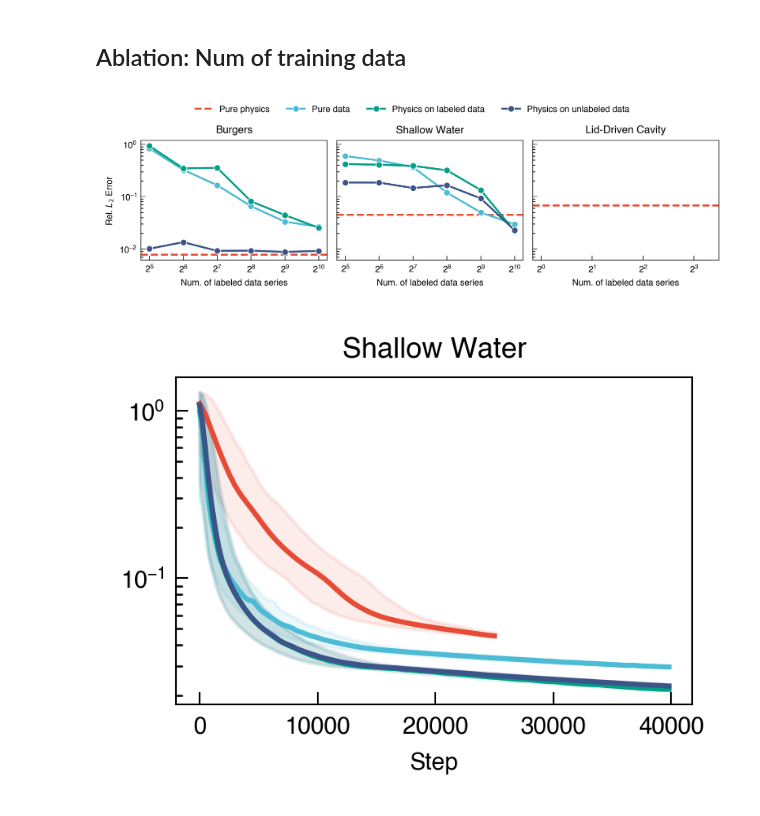
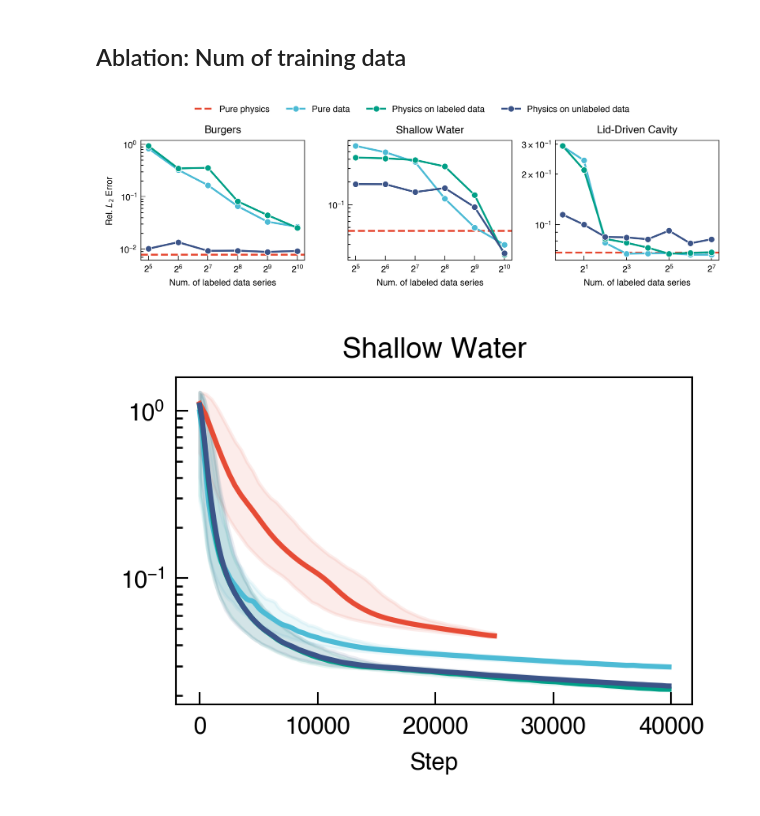
Before and after one commit to NanxiiChen/PI-CViT, a Jupyter notebook: eval.ipynb, the cells around one changed output. Cells and saved outputs as stored; diff of their text form; code cells hidden in the pictures.

Commit message:
Update ablation study: num. training data

```diff
--- a/eval.ipynb
+++ b/eval.ipynb
@@ -389,11 +389,11 @@ fig.tight_layout()
 datasets = {
     "Burgers" : "./training_logs/burgers/data_vs_physics.txt",
     "Shallow Water" : "./training_logs/swe/data_vs_physics.txt",
-    "Lid-Driven Cavity" : None,
+    "Lid-Driven Cavity" : "./training_logs/ldc/data_vs_physics.txt",
 }
 pure_physics_err = [7.744e-3, 4.50e-2, 6.8e-2]
 
-fig, axes = plt.subplots(1, 3, figsize=(7, 2), sharey=True)
+fig, axes = plt.subplots(1, 3, figsize=(7, 2),)
 axes = axes.flatten()
 
 for idx, (name, path) in enumerate(datasets.items()):
@@ -406,34 +406,34 @@ for idx, (name, path) in enumerate(datasets.items()):
     if idx==0:
         ax.set_ylabel("Rel. $L_2$ Error")
 
 
     ax.axhline(pure_physics_err[idx], color="C0",
                label="Pure physics"if idx == 1 else None,
                ls="--")
 
     if path is None:
         continue
 
     df = pd.read_csv(path, sep=",")
 
     xs = df["num_labeled_data_seriers"].values
     ax.plot(xs, df["pure_data"]/100,
             marker="o", label="Pure data" if idx == 1 else None,
             color="C1",
             markersize=5, markeredgecolor="white", markeredgewidth=0.5)
     ax.plot(xs, df["physics_on_data"]/100,
             marker="o", label="Physics on labeled data" if idx == 1 else None,
             color="C2",
             markersize=5, markeredgecolor="white", markeredgewidth=0.5)
     ax.plot(xs, df["hybrid_physics_data"]/100,
             marker="o", label="Physics on unlabeled data" if idx == 1 else None,
             color="C3",
             markersize=5, markeredgecolor="white", markeredgewidth=0.5)
 
 fig.legend(loc="upper center", ncol=4, frameon=False, bbox_to_anchor=(0.5, 1.1))
 fig.tight_layout()
 # %% [output]
-[figure, old version]
+[figure, new version]
 # %%
 paths = [
     "training_logs/swe/run-swe_cvit_SOTA-0217-tag-eval_l2_error.csv",
```
Also changed, not shown: 3 other files.
